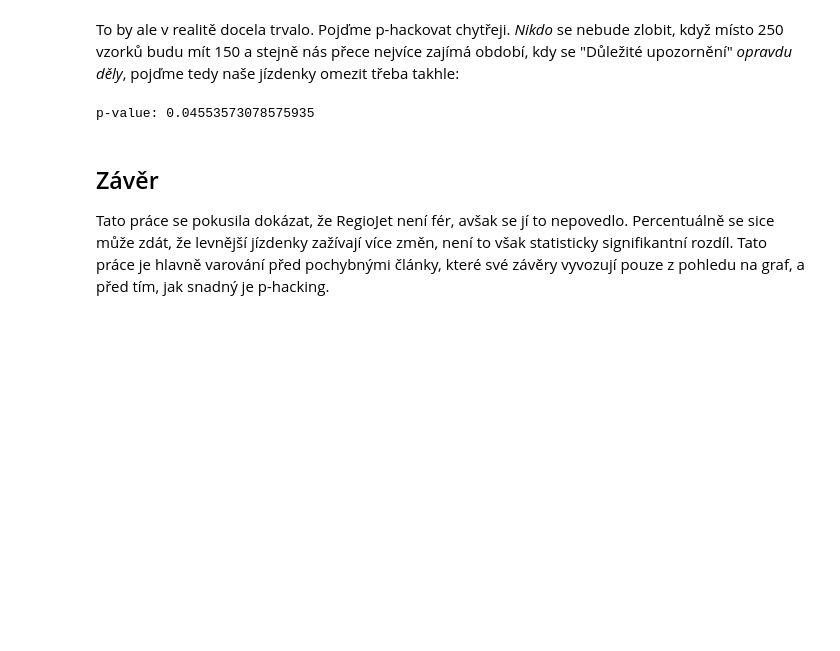
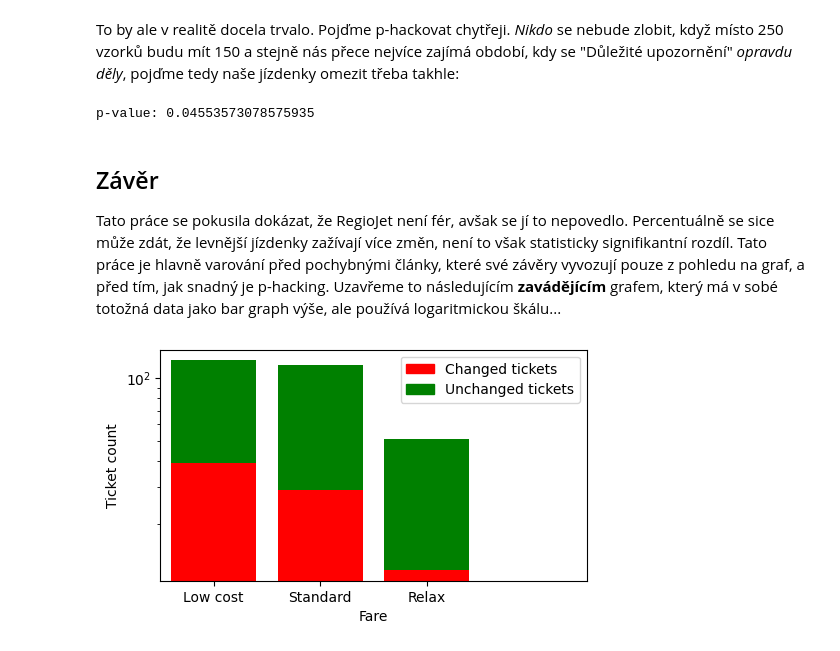
Before and after one commit to ThersVV/regiojet_analysis, a Jupyter notebook: try1.ipynb, the cells around one changed output. Drawn from its saved outputs; the diff is of its cells as text; code cells hidden in the pictures; blank space fills up the shorter version.

```diff
--- a/try1.ipynb
+++ b/try1.ipynb
@@ -152,4 +168,8 @@ p-value: 0.04553573078575935
 # %% [markdown]
 
 ## Závěr
-Tato práce se pokusila dokázat, že RegioJet není fér, avšak se jí to nepovedlo. Percentuálně se sice může zdát, že levnější jízdenky zažívají více změn, není to však statisticky signifikantní rozdíl. Tato práce je hlavně varování před pochybnými články, které své závěry vyvozují pouze z pohledu na graf, a před tím, jak snadný je p-hacking.
+Tato práce se pokusila dokázat, že RegioJet není fér, avšak se jí to nepovedlo. Percentuálně se sice může zdát, že levnější jízdenky zažívají více změn, není to však statisticky signifikantní rozdíl. Tato práce je hlavně varování před pochybnými články, které své závěry vyvozují pouze z pohledu na graf, a před tím, jak snadný je p-hacking. Uzavřeme to následujícím **zavádějícím** grafem, který má v sobé totožná data jako bar graph výše, ale používá logaritmickou škálu...
+# %%
+shady_graph()
+# %% [output]
+[figure, added]
```
Also changed, not shown: parts of 7 cells of this notebook, 2 other files.
